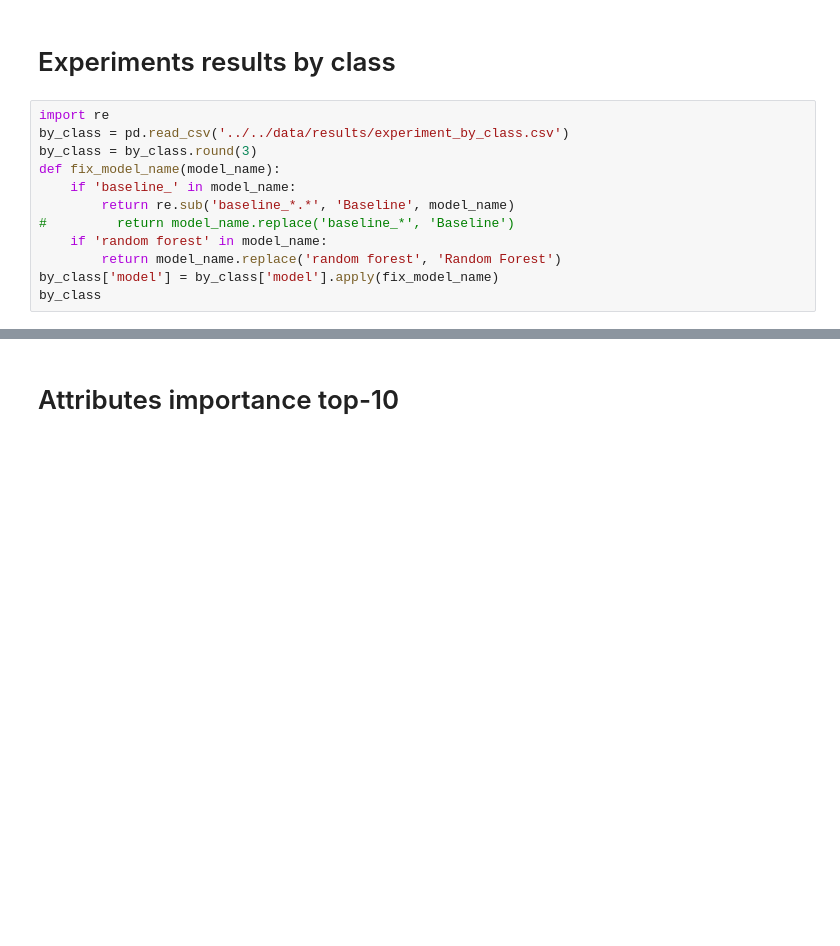
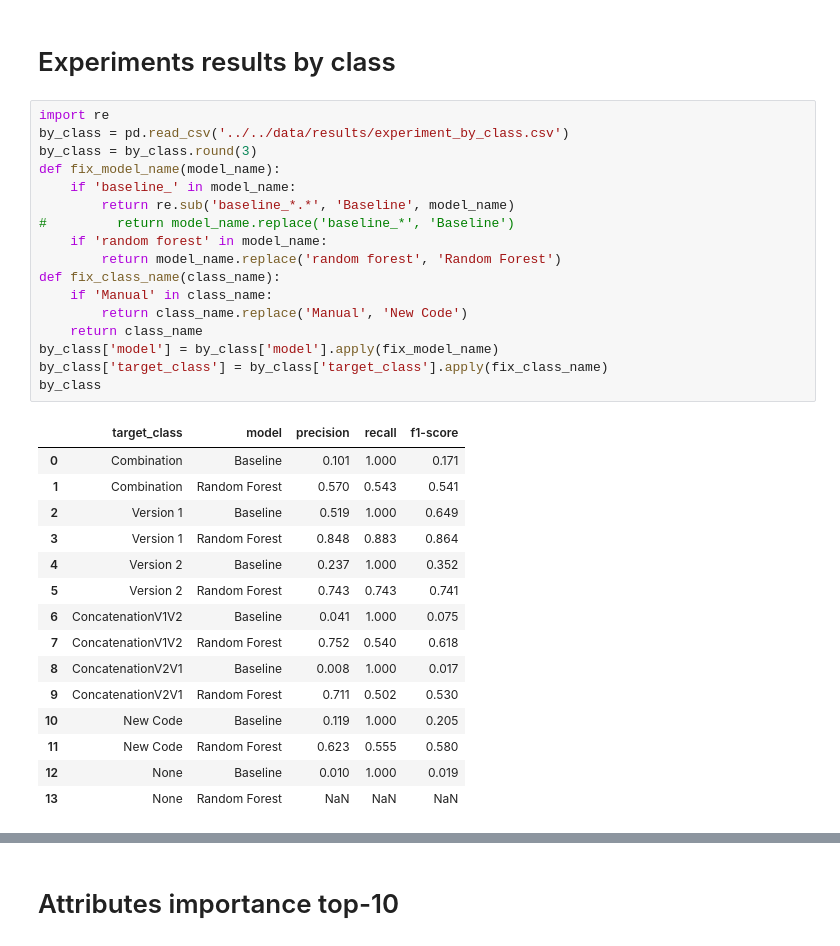
Before and after one commit to gems-uff/mestre, a Jupyter notebook: scripts/paper/tables.ipynb, the cells around one changed output, grey strips where cells are left out. Saved outputs shown, nothing was run; the diff lists cells and outputs as text; blank space fills up the shorter version.

```diff
--- a/scripts/paper/tables.ipynb
+++ b/scripts/paper/tables.ipynb
@@ -239,12 +704,33 @@ print(x)
 # %%
 import re
 by_class = pd.read_csv('../../data/results/experiment_by_class.csv')
 by_class = by_class.round(3)
 def fix_model_name(model_name):
     if 'baseline_' in model_name:
         return re.sub('baseline_*.*', 'Baseline', model_name)
 #         return model_name.replace('baseline_*', 'Baseline')
     if 'random forest' in model_name:
         return model_name.replace('random forest', 'Random Forest')
+def fix_class_name(class_name):
+    if 'Manual' in class_name:
+        return class_name.replace('Manual', 'New Code')
+    return class_name
 by_class['model'] = by_class['model'].apply(fix_model_name)
+by_class['target_class'] = by_class['target_class'].apply(fix_class_name)
 by_class
+# %% [output]
+|  | target_class | model | precision | recall | f1-score |
+| 0 | Combination | Baseline | 0.101 | 1.000 | 0.171 |
+| 1 | Combination | Random Forest | 0.570 | 0.543 | 0.541 |
+| 2 | Version 1 | Baseline | 0.519 | 1.000 | 0.649 |
+| 3 | Version 1 | Random Forest | 0.848 | 0.883 | 0.864 |
+| 4 | Version 2 | Baseline | 0.237 | 1.000 | 0.352 |
+| 5 | Version 2 | Random Forest | 0.743 | 0.743 | 0.741 |
+| 6 | ConcatenationV1V2 | Baseline | 0.041 | 1.000 | 0.075 |
+| 7 | ConcatenationV1V2 | Random Forest | 0.752 | 0.540 | 0.618 |
+| 8 | ConcatenationV2V1 | Baseline | 0.008 | 1.000 | 0.017 |
+| 9 | ConcatenationV2V1 | Random Forest | 0.711 | 0.502 | 0.530 |
+| 10 | New Code | Baseline | 0.119 | 1.000 | 0.205 |
+| 11 | New Code | Random Forest | 0.623 | 0.555 | 0.580 |
+| 12 | None | Baseline | 0.010 | 1.000 | 0.019 |
+| 13 | None | Random Forest | NaN | NaN | NaN |
```
Also changed, not shown: parts of 79 cells of this notebook, 2 other files.
